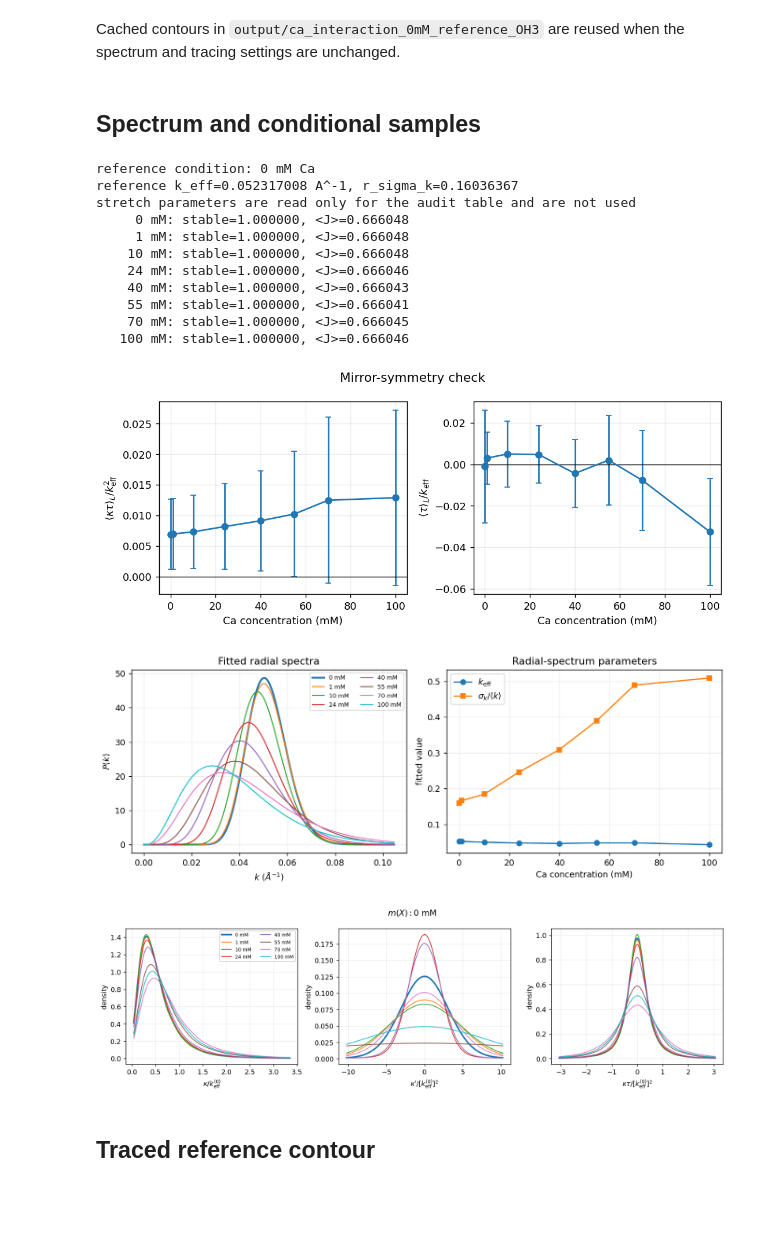
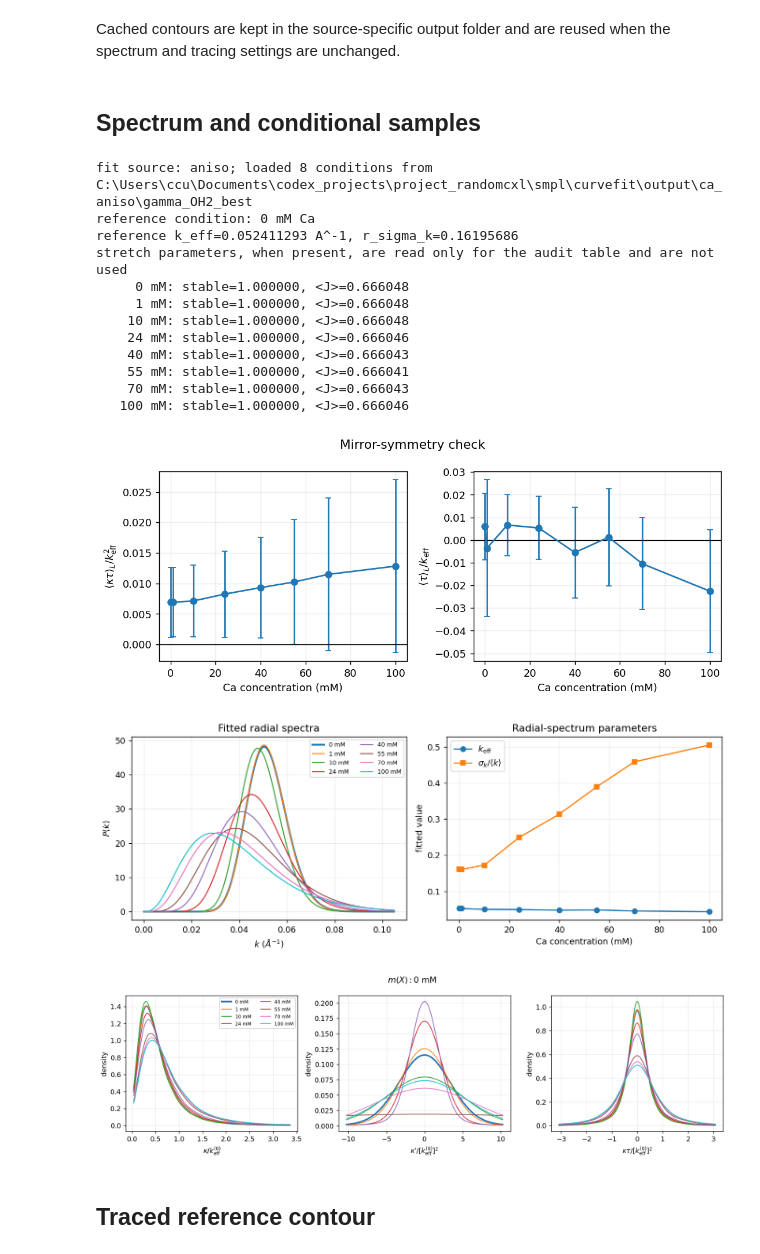
Before and after one commit to ch-tung/Randomwave_ML, a Jupyter notebook: randomcxl/smpl/curvefit/cf_ca_interaction.ipynb, the cells around one changed output. Saved outputs shown, nothing was run; the diff lists cells and outputs as text; code cells hidden in the pictures; blank space fills up the shorter version.

```diff
--- a/randomcxl/smpl/curvefit/cf_ca_interaction.ipynb
+++ b/randomcxl/smpl/curvefit/cf_ca_interaction.ipynb
@@ -5,7 +5,7 @@ This notebook reconstructs isotropic random-wave statistics from the `gamma_OH3_
 
 The calculation tests whether the same-contour contribution beyond $k_{\rm eff}\Delta s=1$ depends on $X$, determines the local change relative to 0 mM, and compares reconstructed local distributions with independently traced contours.
 # %% [markdown]
-Cached contours in `output/ca_interaction_0mM_reference_OH3` are reused when the spectrum and tracing settings are unchanged.
+Cached contours are kept in the source-specific output folder and are reused when the spectrum and tracing settings are unchanged.
 # %% [markdown]
 ## Spectrum and conditional samples
 # %%
@@ -33,8 +33,22 @@ from scipy.stats import gaussian_kde, norm, qmc
 HERE = Path.cwd().resolve()
 SMPL_ROOT = HERE.parent
 PROJECT_ROOT = SMPL_ROOT.parent
-OUTPUT_DIR = HERE / "output" / "ca_interaction_0mM_reference_OH3"
-INPUT_DIR = HERE / "output" / "ca_aniso" / "gamma_OH3_best"
+FIT_SOURCE = "aniso"  # "iso" or "aniso"
+FIT_SOURCES = {
+    "iso": {
+        "input_dir": HERE / "output" / "ca_iso",
+        "pattern": "ca_*mM_gamma_radial_unguided_gamma_radial_isotropic_fit_parameters.csv",
+    },
+    "aniso": {
+        "input_dir": HERE / "output" / "ca_aniso" / "gamma_OH2_best",
+        "pattern": "ca_*mM_gamma_radial_unguided_gamma_radial_full_geom_OH2_fit_parameters.csv",
+    },
+}
+if FIT_SOURCE not in FIT_SOURCES:
+    raise ValueError(f"FIT_SOURCE must be one of {tuple(FIT_SOURCES)}")
+INPUT_DIR = FIT_SOURCES[FIT_SOURCE]["input_dir"]
+FIT_PARAMETER_PATTERN = FIT_SOURCES[FIT_SOURCE]["pattern"]
+OUTPUT_DIR = HERE / "output" / f"ca_interaction_0mM_{FIT_SOURCE}"
 OUTPUT_DIR.mkdir(parents=True, exist_ok=True)
 
 plt.rcParams.update({
@@ -80,9 +94,8 @@ def load_fit_parameters(path: Path) -> dict[str, float]:
 
 
 def load_radial_fit_series() -> list[dict[str, float | str]]:
-    pattern = "ca_*mM_gamma_radial_unguided_gamma_radial_full_geom_OH3_fit_parameters.csv"
     rows: list[dict[str, float | str]] = []
-    for path in INPUT_DIR.glob(pattern):
+    for path in INPUT_DIR.glob(FIT_PARAMETER_PATTERN):
         values = load_fit_parameters(path)
         match = re.search(r"ca_(\d+(?:\.\d+)?)mM_", path.name)
         if match is None:
@@ -98,7 +111,10 @@ def load_radial_fit_series() -> list[dict[str, float | str]]:
             "source": str(path),
         })
     if not rows:
-        raise FileNotFoundError(f"No fitted radial spectra found under {INPUT_DIR}")
+        raise FileNotFoundError(
+            f"No {FIT_SOURCE} fit-parameter files matching {FIT_PARAMETER_PATTERN!r} "
+            f"were found under {INPUT_DIR}"
+        )
     rows.sort(key=lambda row: float(row["concentration_mM"]))
     return rows
 
@@ -114,6 +130,7 @@ def write_rows(path: Path, rows: list[dict[str, object]]) -> None:
 
 
 fit_series = load_radial_fit_series()
+print(f"fit source: {FIT_SOURCE}; loaded {len(fit_series)} conditions from {INPUT_DIR}")
 reference_row = min(fit_series, key=lambda row: abs(float(row["concentration_mM"])))
 REFERENCE_SALT = float(reference_row["concentration_mM"])
 REFERENCE_K_EFF = float(reference_row["k_eff"])
@@ -122,7 +139,7 @@ REFERENCE_WIDTH = float(reference_row["r_sigma_k"])
 write_rows(OUTPUT_DIR / "radial_fit_inputs.csv", fit_series)
 print(f"reference condition: {REFERENCE_SALT:g} mM Ca")
 print(f"reference k_eff={REFERENCE_K_EFF:.8g} A^-1, r_sigma_k={REFERENCE_WIDTH:.8g}")
-print("stretch parameters are read only for the audit table and are not used")
+print("stretch parameters, when present, are read only for the audit table and are not used")
 
 
 def gamma_radial_moment(order: int, r_sigma_k: float, k_eff: float = 1.0) -> float:
@@ -445,39 +462,40 @@ for axis, (name, scale, label) in zip(axes, geometry_specs):
     if name != "kappa":
         symmetric = max(abs(bounds[0]), abs(bounds[1]))
         bounds = np.array([-symmetric, symmetric])
     grid = np.linspace(bounds[0], bounds[1], 420)
     for color, row in zip(colors, fit_series):
         concentration = float(row["concentration_mM"])
         sample = local_samples[concentration]
         lw = 2.2 if concentration == REFERENCE_SALT else 1.1
         axis.plot(
             grid,
             kde_curve(np.asarray(sample[name]) / scale, np.asarray(sample["weights"]), grid),
             color=color,
             lw=lw,
             label=str(row["condition"]),
         )
     axis.set(xlabel=label, ylabel="density")
 axes[0].legend(ncol=2, fontsize=7)
 fig.suptitle(r"$m(X): 0\ {\rm mM}$")
 fig.tight_layout()
 fig.savefig(OUTPUT_DIR / "local_geometry_distributions.png")
 plt.show()
 # %% [output]
+fit source: aniso; loaded 8 conditions from C:\Users\ccu\Documents\codex_projects\project_randomcxl\smpl\curvefit\output\ca_aniso\gamma_OH2_best
 reference condition: 0 mM Ca
-reference k_eff=0.052317008 A^-1, r_sigma_k=0.16036367
-stretch parameters are read only for the audit table and are not used
+reference k_eff=0.052411293 A^-1, r_sigma_k=0.16195686
+stretch parameters, when present, are read only for the audit table and are not used
      0 mM: stable=1.000000, <J>=0.666048
      1 mM: stable=1.000000, <J>=0.666048
     10 mM: stable=1.000000, <J>=0.666048
     24 mM: stable=1.000000, <J>=0.666046
     40 mM: stable=1.000000, <J>=0.666043
     55 mM: stable=1.000000, <J>=0.666041
-    70 mM: stable=1.000000, <J>=0.666045
+    70 mM: stable=1.000000, <J>=0.666043
    100 mM: stable=1.000000, <J>=0.666046
-[figure, old version]
+[figure, new version]
-[figure, old version]
+[figure, new version]
-[figure, old version]
+[figure, new version]
 # %% [markdown]
 ## Traced reference contour
 # %%
```
Also changed, not shown: parts of 9 cells of this notebook.
